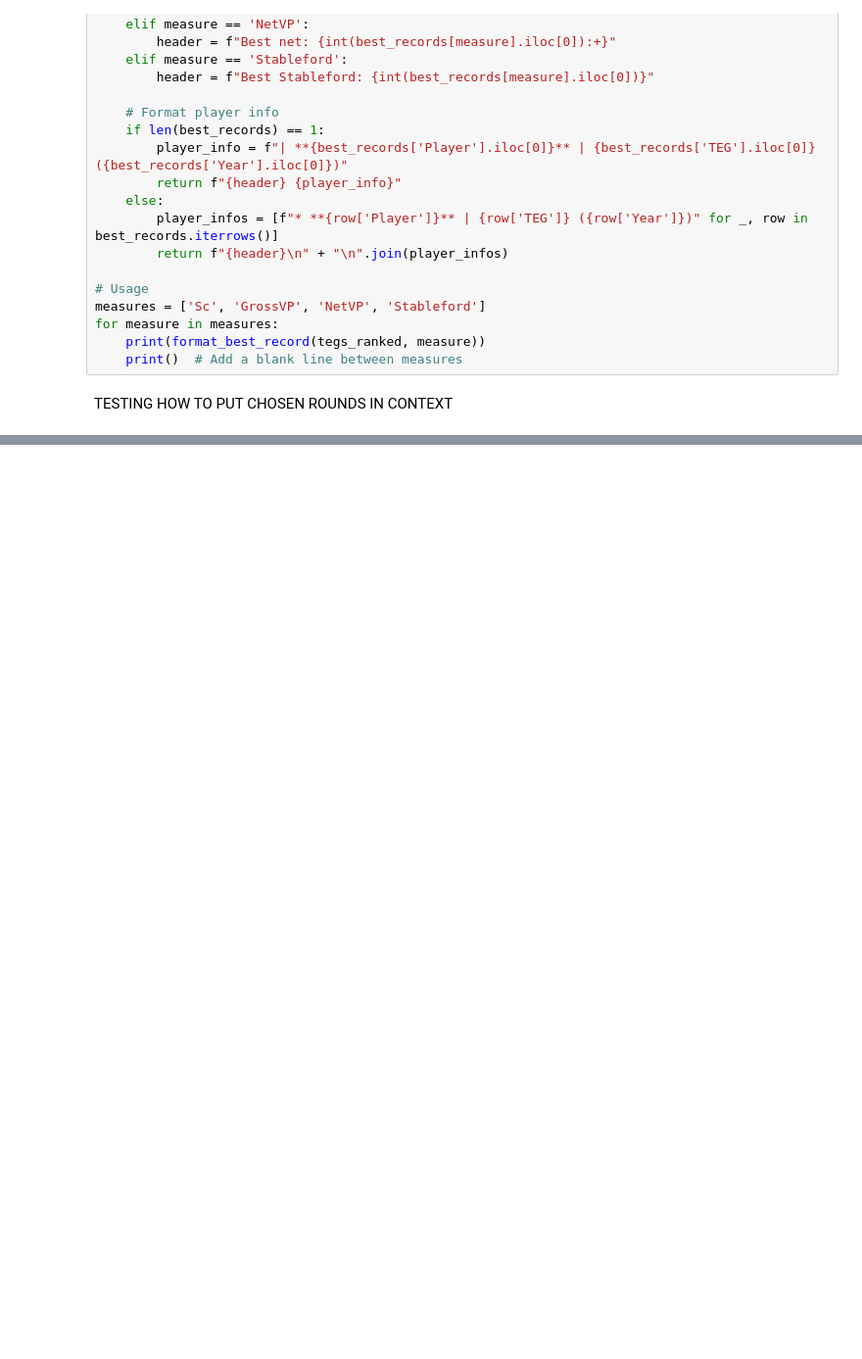
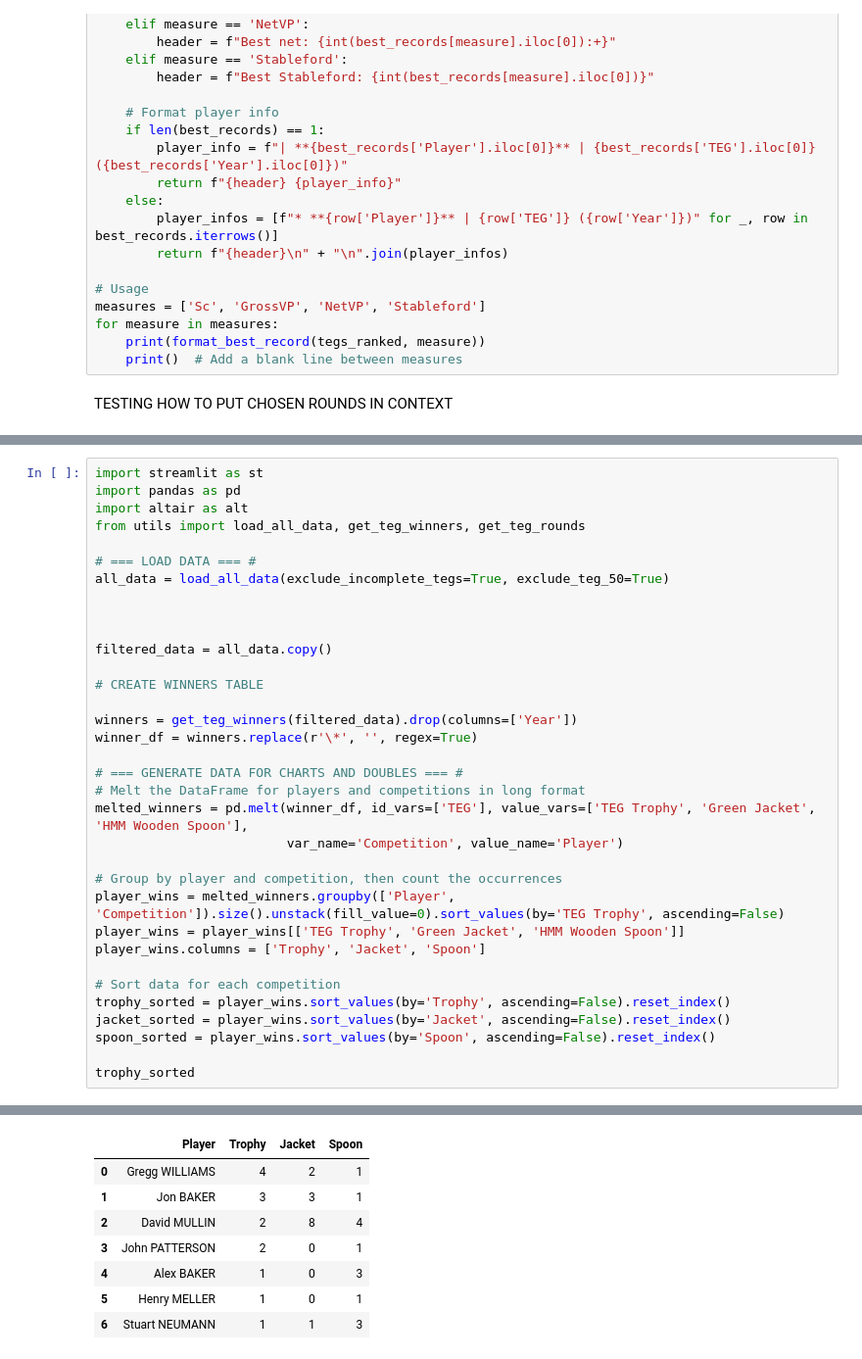
Before and after one commit to jonbaker99/teg, a Jupyter notebook: streamlit/notebook-2.ipynb, the cells around one changed output, grey strips where cells are left out. Shown at 98% size. Cells and saved outputs as stored; diff of their text form; blank space fills up the shorter version.

```diff
--- a/streamlit/notebook-2.ipynb
+++ b/streamlit/notebook-2.ipynb
@@ -341,0 +269,35 @@ See the caveats in the documentation: https://pandas.pydata.org/pandas-docs/stab
+# %%
+import streamlit as st
+import pandas as pd
+import altair as alt
+from utils import load_all_data, get_teg_winners, get_teg_rounds
+
+# === LOAD DATA === #
+all_data = load_all_data(exclude_incomplete_tegs=True, exclude_teg_50=True)
+
+
+
+filtered_data = all_data.copy()
+
+# CREATE WINNERS TABLE
+
+winners = get_teg_winners(filtered_data).drop(columns=['Year'])
+winner_df = winners.replace(r'\*', '', regex=True)
+
+# === GENERATE DATA FOR CHARTS AND DOUBLES === #
+# Melt the DataFrame for players and competitions in long format
+melted_winners = pd.melt(winner_df, id_vars=['TEG'], value_vars=['TEG Trophy', 'Green Jacket', 'HMM Wooden Spoon'],
+                         var_name='Competition', value_name='Player')
+
+# Group by player and competition, then count the occurrences
+player_wins = melted_winners.groupby(['Player', 'Competition']).size().unstack(fill_value=0).sort_values(by='TEG Trophy', ascending=False)
+player_wins = player_wins[['TEG Trophy', 'Green Jacket', 'HMM Wooden Spoon']]
+player_wins.columns = ['Trophy', 'Jacket', 'Spoon']
+
+# Sort data for each competition
+trophy_sorted = player_wins.sort_values(by='Trophy', ascending=False).reset_index()
+jacket_sorted = player_wins.sort_values(by='Jacket', ascending=False).reset_index()
+spoon_sorted = player_wins.sort_values(by='Spoon', ascending=False).reset_index()
+
+trophy_sorted
+# %% [output]
@@ -341,0 +309,8 @@ See the caveats in the documentation: https://pandas.pydata.org/pandas-docs/stab
+|  | Player | Trophy | Jacket | Spoon |
+| 0 | Gregg WILLIAMS | 4 | 2 | 1 |
+| 1 | Jon BAKER | 3 | 3 | 1 |
+| 2 | David MULLIN | 2 | 8 | 4 |
+| 3 | John PATTERSON | 2 | 0 | 1 |
+| 4 | Alex BAKER | 1 | 0 | 3 |
+| 5 | Henry MELLER | 1 | 0 | 1 |
+| 6 | Stuart NEUMANN | 1 | 1 | 3 |
```
Also changed, not shown: parts of 5 cells of this notebook, 12 other files.
